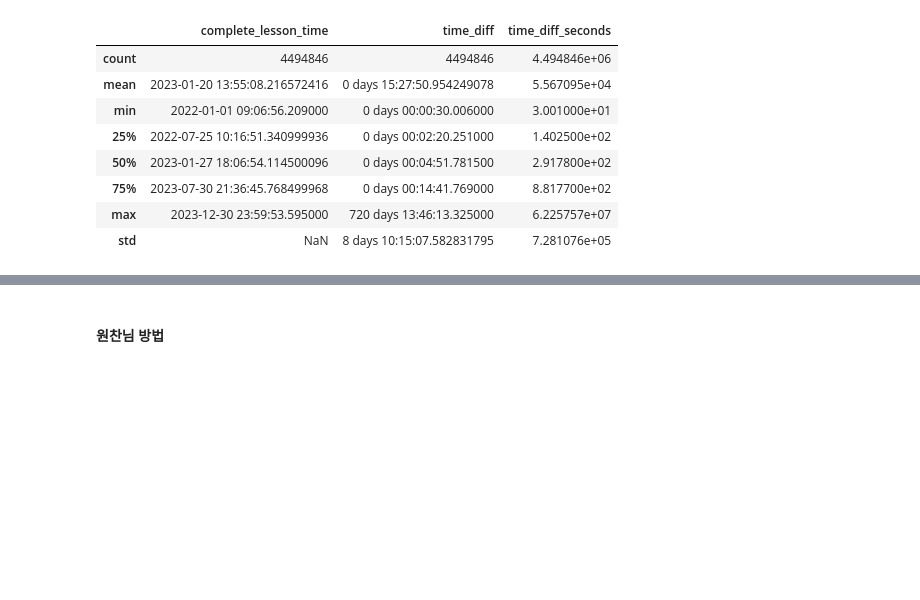
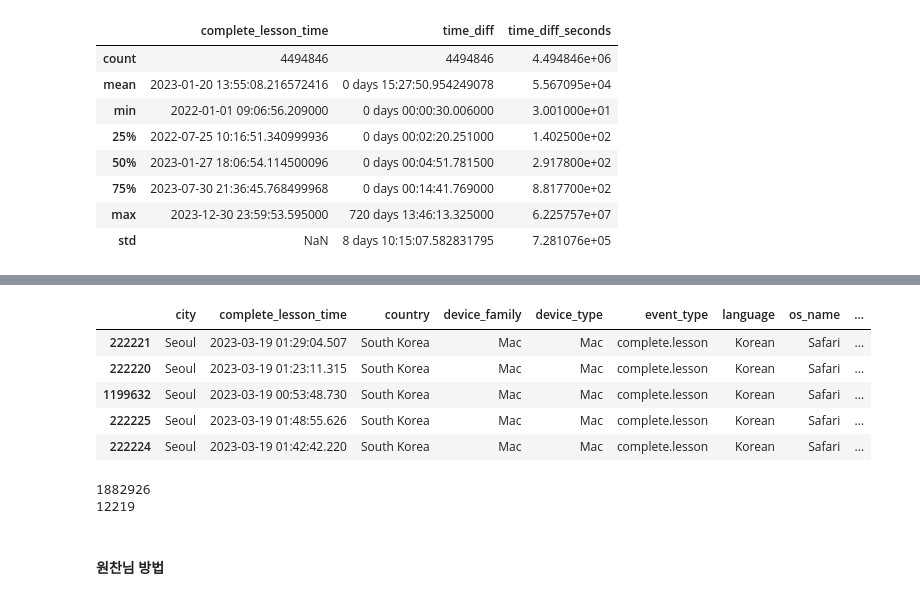
Before and after one commit to saeraniren/intermediate_project, a Jupyter notebook: 20250305_yoochang_lesson.ipynb, the cells around one changed output, grey strips where cells are left out. Drawn from its saved outputs; the diff is of its cells as text; code cells hidden in the pictures; blank space fills up the shorter version.

```diff
--- a/20250305_yoochang_lesson.ipynb
+++ b/20250305_yoochang_lesson.ipynb
@@ -257,3 +295,20 @@ complete_lesson_finalised.describe()
+# %%
+# complete_lesson_finalised_unique 파일에서 subscription_user_id_list에 있는 user_id만 추출하여 저장
+complete_lesson_finalised_unique_sub = complete_lesson_finalised_unique[complete_lesson_finalised_unique['user_id'].isin(subscription_user_id_list)]
+complete_lesson_finalised_unique_sub.head()
+# %% [output]
+|  | city | complete_lesson_time | country | device_family | device_type | event_type | language | os_name | ... |
+| 222221 | Seoul | 2023-03-19 01:29:04.507 | South Korea | Mac | Mac | complete.lesson | Korean | Safari | ... |
+| 222220 | Seoul | 2023-03-19 01:23:11.315 | South Korea | Mac | Mac | complete.lesson | Korean | Safari | ... |
+| 1199632 | Seoul | 2023-03-19 00:53:48.730 | South Korea | Mac | Mac | complete.lesson | Korean | Safari | ... |
+| 222225 | Seoul | 2023-03-19 01:48:55.626 | South Korea | Mac | Mac | complete.lesson | Korean | Safari | ... |
+| 222224 | Seoul | 2023-03-19 01:42:42.220 | South Korea | Mac | Mac | complete.lesson | Korean | Safari | ... |
+# %%
+print(len(complete_lesson_finalised_unique_sub))
+print(complete_lesson_finalised_unique_sub['user_id'].nunique())
+# %% [output]
+1882926
+12219
 # %% [markdown]
 #### 원찬님 방법
 # %%
```
Also changed, not shown: parts of 8 cells of this notebook.
